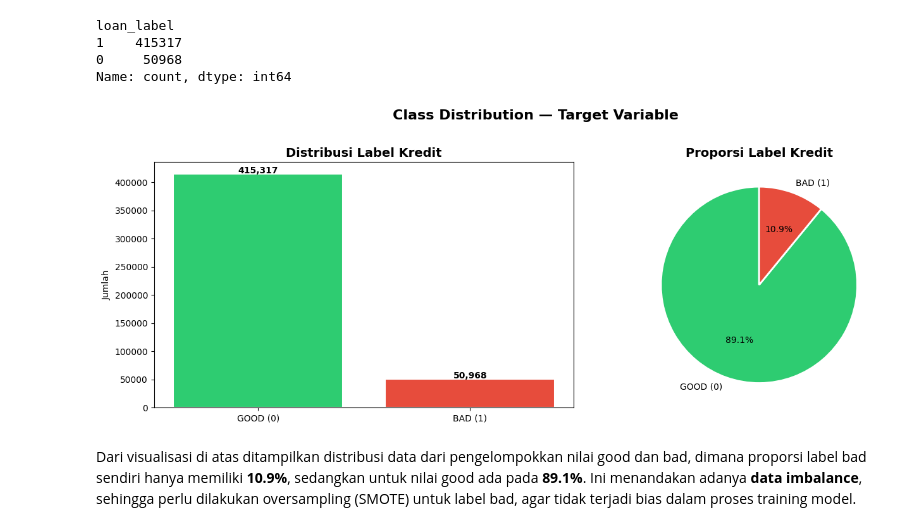
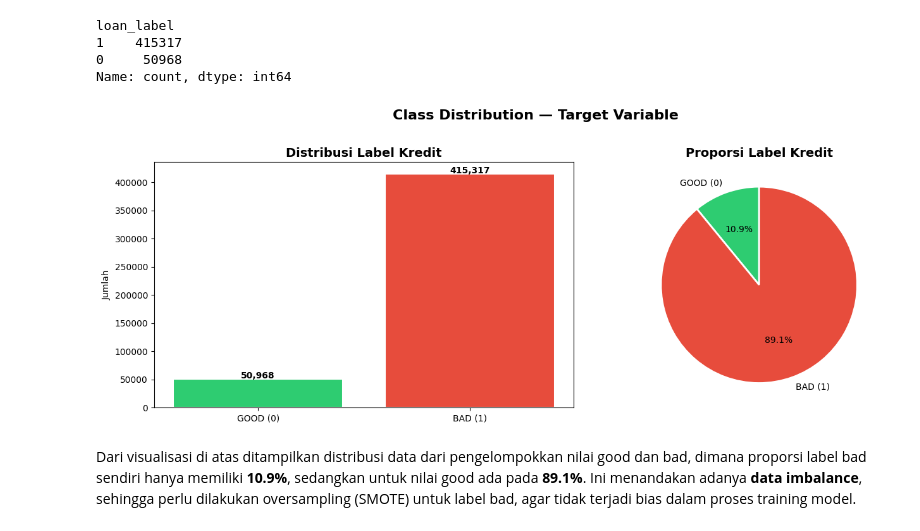
Before and after one commit to rfaoktvian/FinalProjectIDXPartners, a Jupyter notebook: finalcreditrisk.ipynb, the cells around one changed output. Cells and saved outputs as stored; diff of their text form; code cells hidden in the pictures.

```diff
--- a/finalcreditrisk.ipynb
+++ b/finalcreditrisk.ipynb
@@ -270,26 +270,26 @@ Name: count, dtype: int64
 # %%
 fig, axes = plt.subplots(1, 2, figsize=(14, 5))
 
 # Count plot
-counts = df['loan_label'].value_counts()
+counts = df['loan_label'].value_counts().sort_index()
 colors = ['#2ecc71', '#e74c3c']
 axes[0].bar(['GOOD (0)', 'BAD (1)'], counts.values, color=colors, edgecolor='white', linewidth=1.5)
 axes[0].set_title('Distribusi Label Kredit', fontsize=14, fontweight='bold')
 axes[0].set_ylabel('Jumlah')
 for i, v in enumerate(counts.values):
     axes[0].text(i, v + 500, f'{v:,}', ha='center', fontweight='bold')
 
 # Pie chart
 axes[1].pie(counts.values, labels=['GOOD (0)', 'BAD (1)'],
             colors=colors, autopct='%1.1f%%', startangle=90,
             wedgeprops={'edgecolor': 'white', 'linewidth': 2})
 axes[1].set_title('Proporsi Label Kredit', fontsize=14, fontweight='bold')
 
 plt.suptitle('Class Distribution — Target Variable', fontsize=16, fontweight='bold', y=1.02)
 plt.tight_layout()
 plt.show()
 # %% [output]
-[figure, old version]
+[figure, new version]
 # %% [markdown]
 Dari visualisasi di atas ditampilkan distribusi data dari pengelompokkan nilai good dan bad, dimana proporsi label bad sendiri hanya memiliki **10.9%**, sedangkan untuk nilai good ada pada **89.1%**. Ini menandakan adanya **data imbalance**, sehingga perlu dilakukan oversampling (SMOTE) untuk label bad, agar tidak terjadi bias dalam proses training model.
 # %%
```
Also changed, not shown: parts of 14 cells of this notebook.
